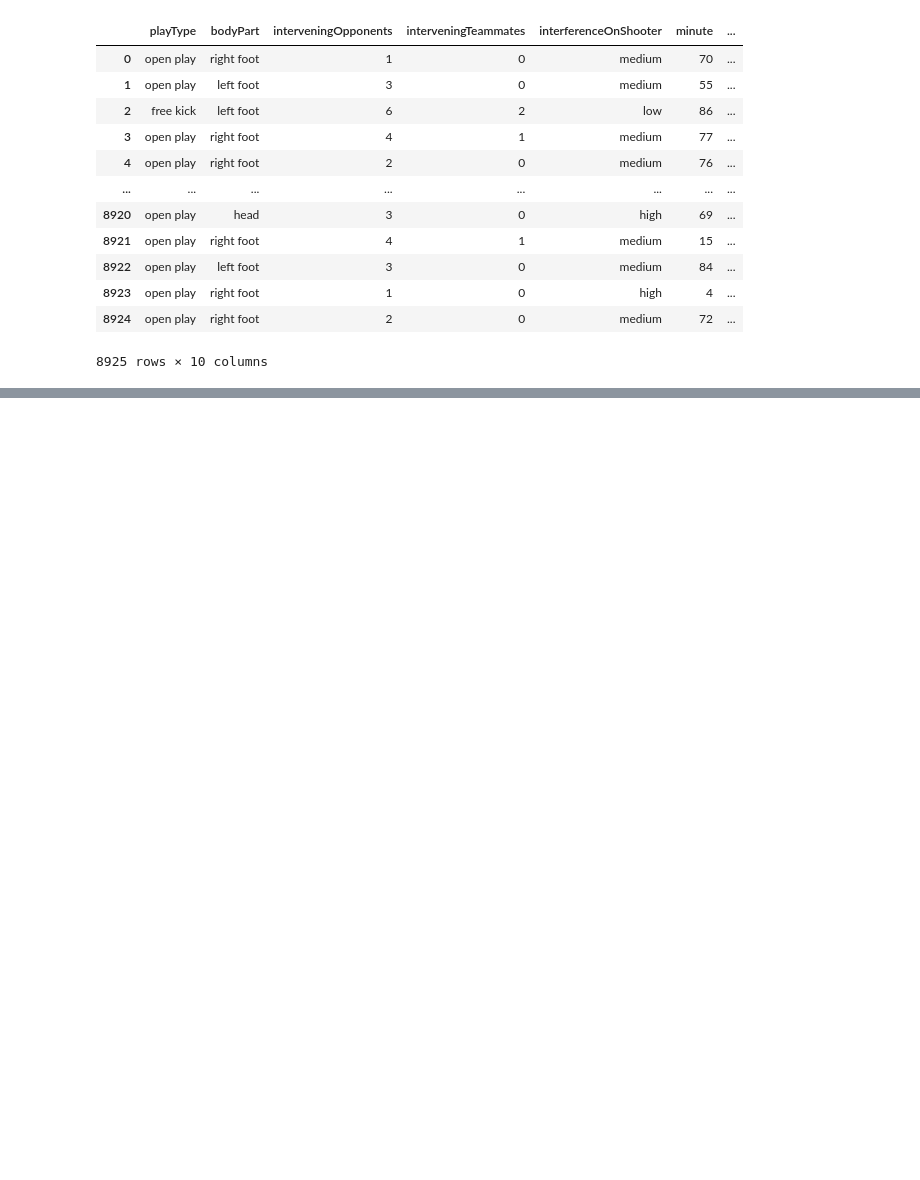
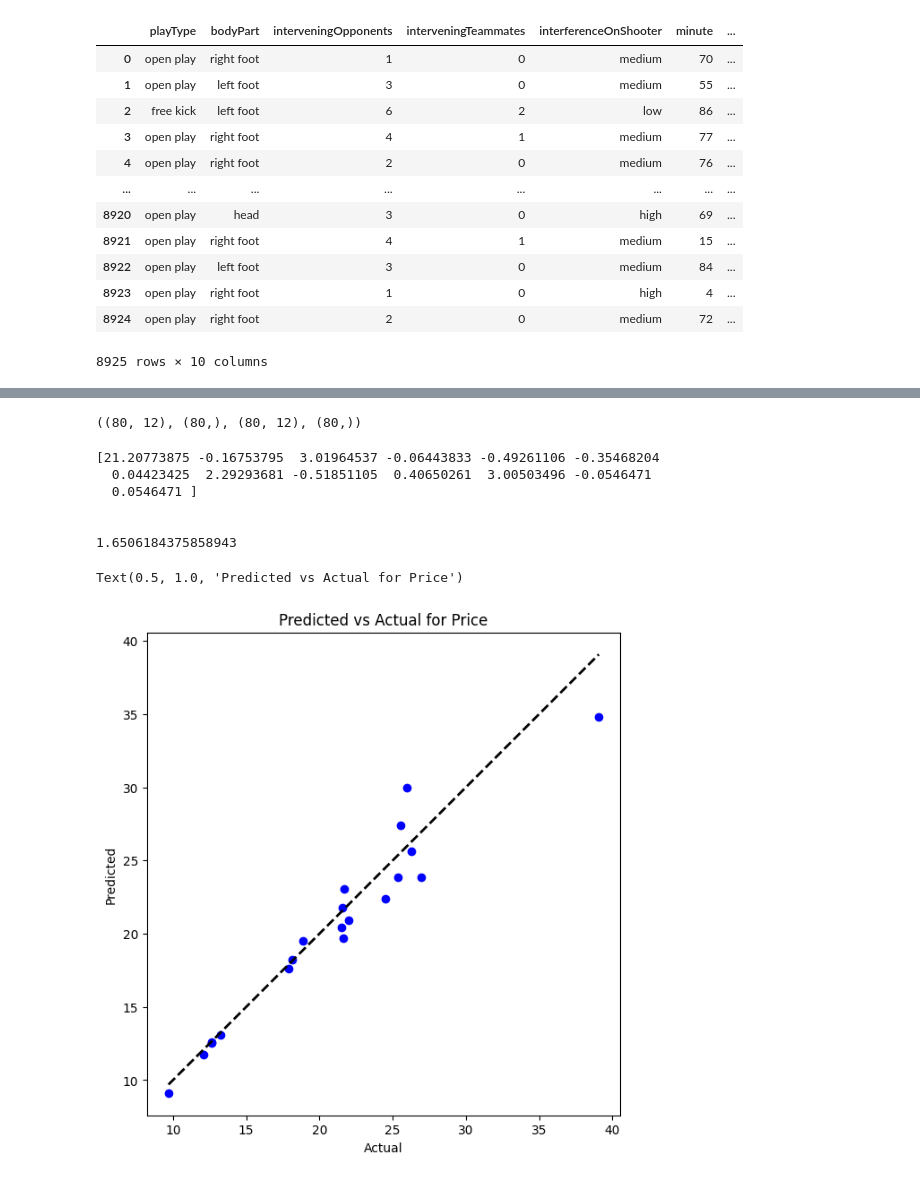
Before and after one commit to eslami200117/Data-Science, a Jupyter notebook: CA5/CA5.ipynb, the cells around one changed output, grey strips where cells are left out. Drawn from its saved outputs; the diff is of its cells as text; code cells hidden in the pictures; blank space fills up the shorter version.

```diff
--- a/CA5/CA5.ipynb
+++ b/CA5/CA5.ipynb
@@ -215,0 +211,3 @@ performance of model is 0.597504116974522
+# %%
+df_car = pd.read_csv('cars.csv')
+df_car
@@ -215,0 +269,76 @@ performance of model is 0.597504116974522
+# %%
+features = df_car.drop(columns=['Price in Thousands', 'Horsepower'])
+target_price = df_car['Price in Thousands']
+target_horsepower = df_car['Horsepower']
+
+features_normalized = (features - features.mean()) / features.std()
+
+X_train_price, X_test_price, y_train_price, y_test_price = train_test_split(
+    features_normalized, target_price, test_size=0.2, random_state=42)
+
+X_train_hp, X_test_hp, y_train_hp, y_test_hp = train_test_split(
+    features_normalized, target_horsepower, test_size=0.2, random_state=42)
+
+X_train_price.shape, y_train_price.shape, X_train_hp.shape, y_train_hp.shape
+# %% [output]
+((80, 12), (80,), (80, 12), (80,))
+# %%
+def initialize_weights(n_features):
+    """ Initialize weights randomly close to zero """
+    return np.zeros(n_features + 1)
+
+def predict(X, weights):
+    """ Generate predictions using linear model """
+    return np.dot(X, weights[1:]) + weights[0]
+
+def cost_function(X, y, weights):
+    """ Calculate mean squared error cost """
+    predictions = predict(X, weights)
+    errors = predictions - y
+    return (1 / (2 * len(y))) * np.dot(errors.T, errors)
+
+def gradient_descent(X, y, weights, learning_rate, iterations):
+    """ Perform gradient descent to learn weights """
+    cost_history = [0] * iterations
+    m = len(y)
+
+    for it in range(iterations):
+        predictions = predict(X, weights)
+        errors = predictions - y
+        weights[1:] -= learning_rate * (1/m) * np.dot(X.T, errors)
+        weights[0] -= learning_rate * (1/m) * np.sum(errors)
+        cost_history[it] = cost_function(X, y, weights)
+
+    return weights, cost_history
+
+learning_rate = 0.01
+iterations = 1000
+n_features = X_train_price.shape[1]
+
+weights_price = initialize_weights(n_features)
+
+weights_price, cost_history_price = gradient_descent(X_train_price.values, y_train_price.values, weights_price, learning_rate, iterations)
+
+print(weights_price)
+print("\n")
+print(cost_history_price[-1])
+# %% [output]
+[21.20773875 -0.16753795  3.01964537 -0.06443833 -0.49261106 -0.35468204
+  0.04423425  2.29293681 -0.51851105  0.40650261  3.00503496 -0.0546471
+  0.0546471 ]
+
+
+1.6506184375858943
+# %%
+predictions_price = predict(X_test_price.values, weights_price)
+
+plt.figure(figsize=(15, 7))
+plt.subplot(1, 2, 1)
+plt.scatter(y_test_price, predictions_price, color='blue')
+plt.plot([y_test_price.min(), y_test_price.max()], [y_test_price.min(), y_test_price.max()], 'k--', lw=2)
+plt.xlabel('Actual')
+plt.ylabel('Predicted')
+plt.title('Predicted vs Actual for Price')
+# %% [output]
+Text(0.5, 1.0, 'Predicted vs Actual for Price')
+[figure, added]
```
Also changed, not shown: parts of 14 cells of this notebook.
